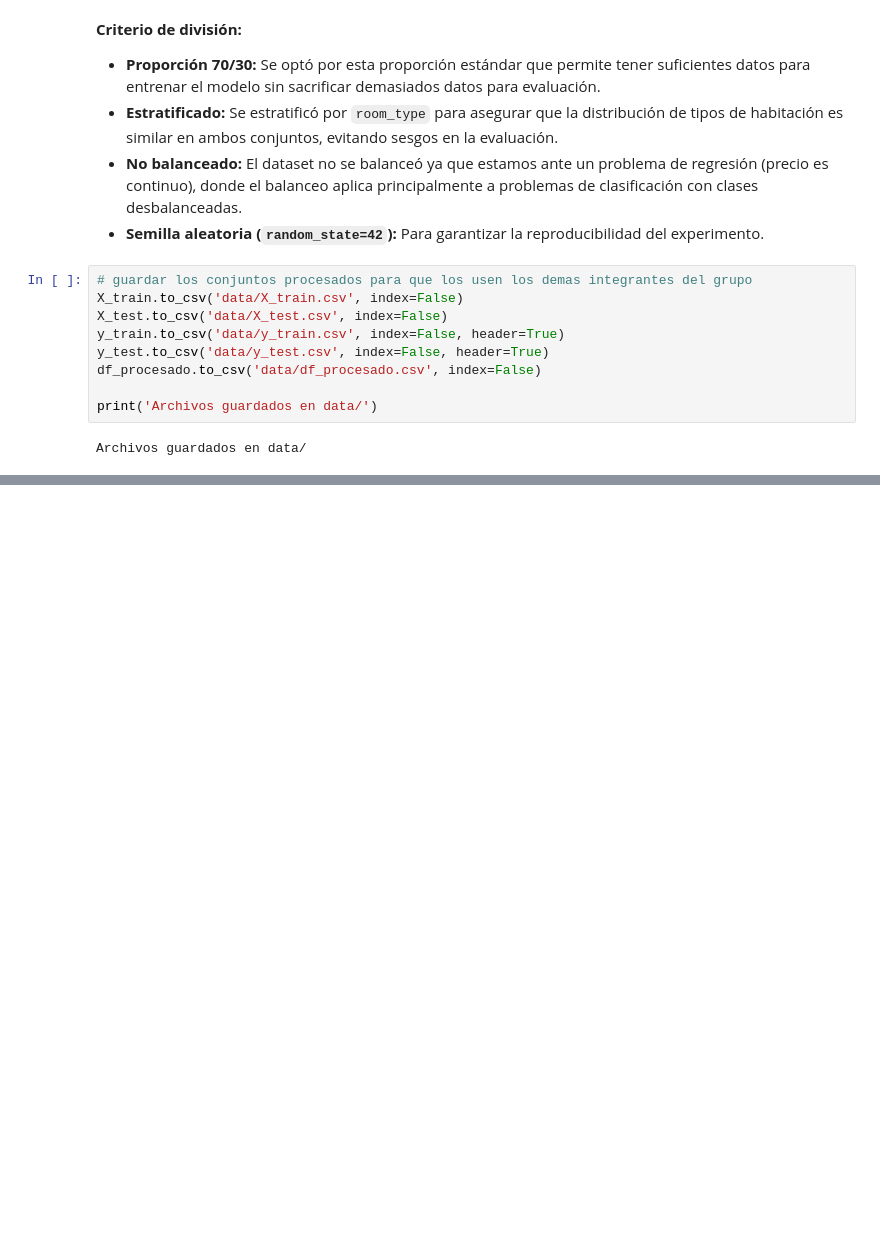
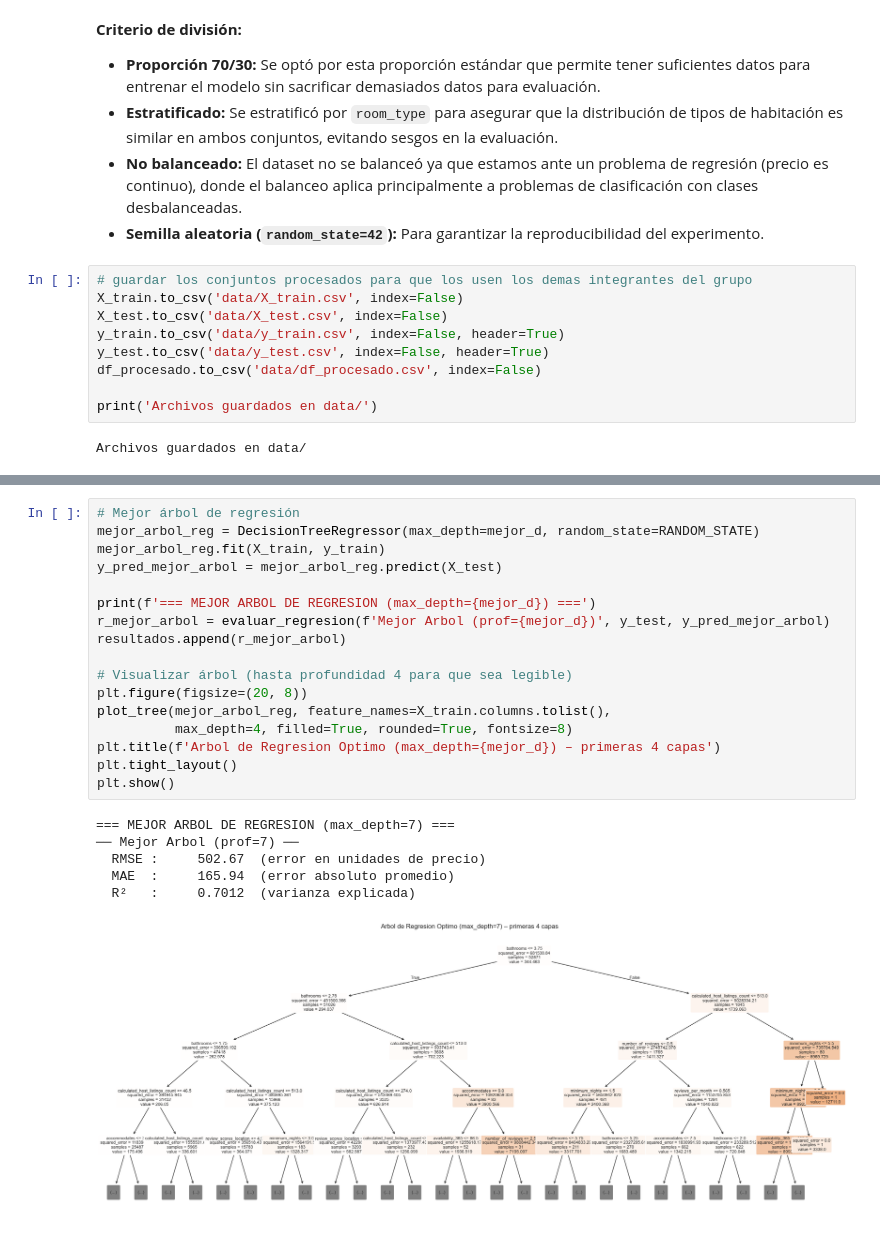
Before and after one commit to AleWWH1104/Lab4-md, a Jupyter notebook: Lab4-md.ipynb, the cells around one changed output, grey strips where cells are left out. Saved outputs shown, nothing was run; the diff lists cells and outputs as text; blank space fills up the shorter version.

```diff
--- a/Lab4-md.ipynb
+++ b/Lab4-md.ipynb
@@ -674,0 +862,24 @@ Archivos guardados en data/
+# %%
+# Mejor árbol de regresión
+mejor_arbol_reg = DecisionTreeRegressor(max_depth=mejor_d, random_state=RANDOM_STATE)
+mejor_arbol_reg.fit(X_train, y_train)
+y_pred_mejor_arbol = mejor_arbol_reg.predict(X_test)
+
+print(f'=== MEJOR ARBOL DE REGRESION (max_depth={mejor_d}) ===')
+r_mejor_arbol = evaluar_regresion(f'Mejor Arbol (prof={mejor_d})', y_test, y_pred_mejor_arbol)
+resultados.append(r_mejor_arbol)
+
+# Visualizar árbol (hasta profundidad 4 para que sea legible)
+plt.figure(figsize=(20, 8))
+plot_tree(mejor_arbol_reg, feature_names=X_train.columns.tolist(),
+          max_depth=4, filled=True, rounded=True, fontsize=8)
+plt.title(f'Arbol de Regresion Optimo (max_depth={mejor_d}) – primeras 4 capas')
+plt.tight_layout()
+plt.show()
+# %% [output]
+=== MEJOR ARBOL DE REGRESION (max_depth=7) ===
+── Mejor Arbol (prof=7) ──
+  RMSE :     502.67  (error en unidades de precio)
+  MAE  :     165.94  (error absoluto promedio)
+  R²   :     0.7012  (varianza explicada)
+[figure, added]
```
Also changed, not shown: parts of 21 cells of this notebook, 3 other files.
